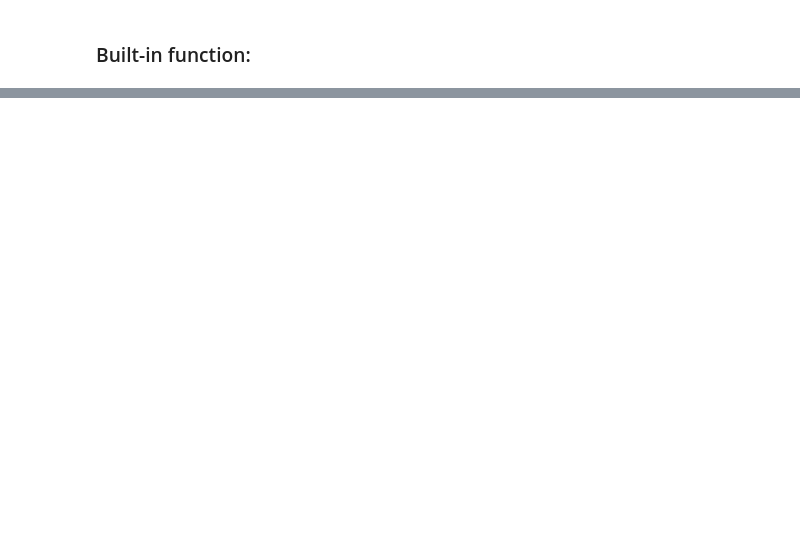
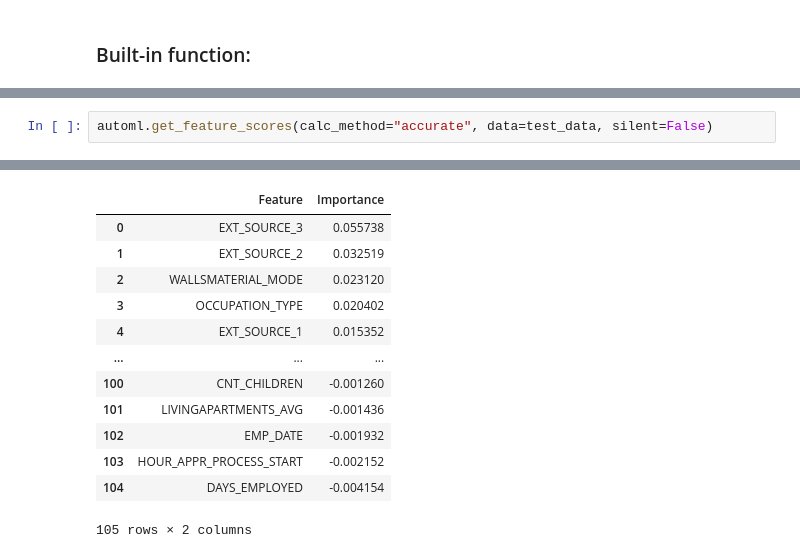
Before and after one commit to fonhorst/LightAutoML_Spark, a Jupyter notebook: examples/spark/pdp.ipynb, the cells around one changed output, grey strips where cells are left out. Cells and saved outputs as stored; diff of their text form; blank space fills up the shorter version.

```diff
--- a/examples/spark/pdp.ipynb
+++ b/examples/spark/pdp.ipynb
@@ -269,0 +250,3 @@ Wall time: 8min 24s
+# %%
+automl.get_feature_scores(calc_method="accurate", data=test_data, silent=False)
+# %% [output]
@@ -269,0 +270,13 @@ Wall time: 8min 24s
+|  | Feature | Importance |
+| 0 | EXT_SOURCE_3 | 0.055738 |
+| 1 | EXT_SOURCE_2 | 0.032519 |
+| 2 | WALLSMATERIAL_MODE | 0.023120 |
+| 3 | OCCUPATION_TYPE | 0.020402 |
+| 4 | EXT_SOURCE_1 | 0.015352 |
+| ... | ... | ... |
+| 100 | CNT_CHILDREN | -0.001260 |
+| 101 | LIVINGAPARTMENTS_AVG | -0.001436 |
+| 102 | EMP_DATE | -0.001932 |
+| 103 | HOUR_APPR_PROCESS_START | -0.002152 |
+| 104 | DAYS_EMPLOYED | -0.004154 |
+105 rows × 2 columns
```
Also changed, not shown: parts of 14 cells of this notebook.
